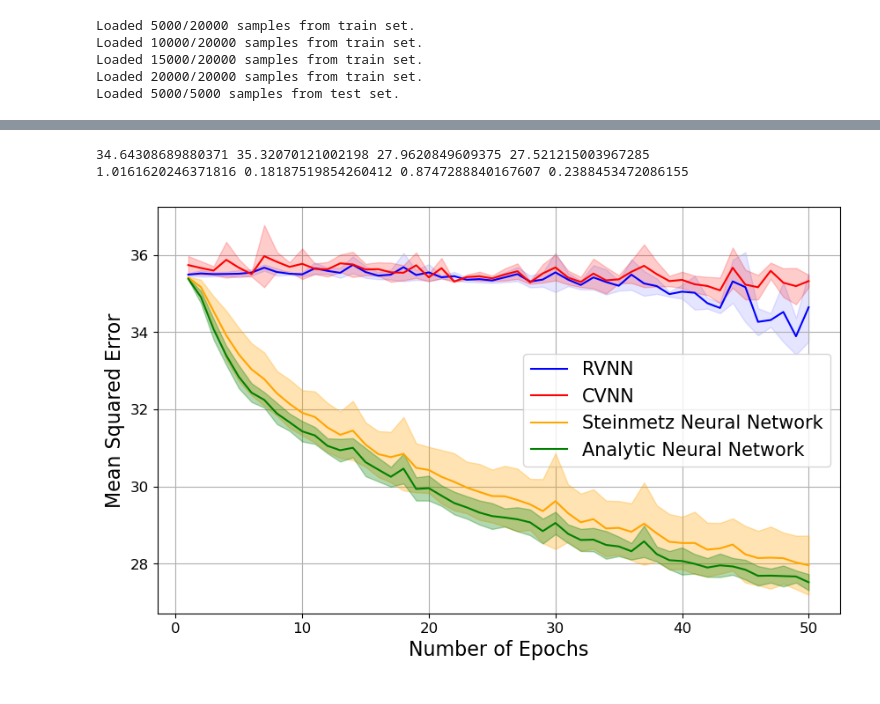
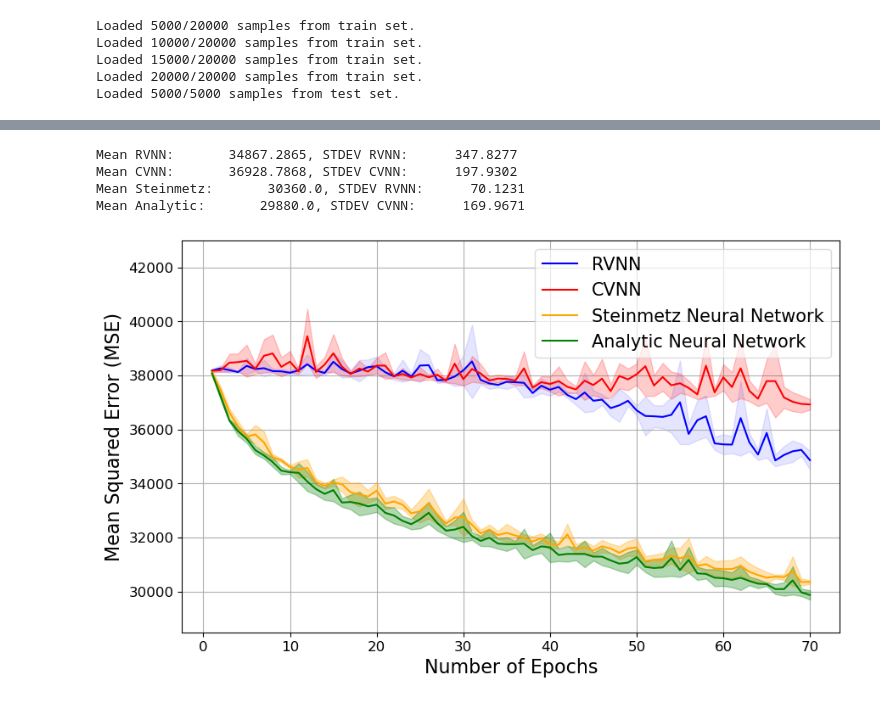
Before and after one commit to shyamven/SteinmetzNeuralNetworks, a Jupyter notebook: RASPNet.ipynb, the cells around one changed output, grey strips where cells are left out. Saved outputs shown, nothing was run; the diff lists cells and outputs as text; code cells hidden in the pictures.

```diff
--- a/RASPNet.ipynb
+++ b/RASPNet.ipynb
@@ -56,9 +57,9 @@ class RASPNetDataset(Dataset):
                 raise FileNotFoundError(f"File not found: {e}")
 
             # Verify the shape
-            if real_data.shape != (21, 16, 5):
+            if real_data.shape != (5, 21, 16):
                 raise ValueError(f"Unexpected shape for {real_file}: {real_data.shape}")
-            if imag_data.shape != (21, 16, 5):
+            if imag_data.shape != (5, 21, 16):
                 raise ValueError(f"Unexpected shape for {imag_file}: {imag_data.shape}")
 
             # Flatten and concatenate real and imaginary parts
@@ -129,8 +84,8 @@ class ComplexNeuralNetwork(nn.Module):
 # %%
 # Hyperparameters
-DATA_DIR = 'data/RASPNet'
-TRAIN_CSV = 'data/RASPNet/train.csv'
-TEST_CSV = 'data/RASPNet/test.csv'
+DATA_DIR = 'data/num29'
+TRAIN_CSV = 'data/num29/train.csv'
+TEST_CSV = 'data/num29/test.csv'
 
 # Create Datasets and DataLoaders
 train_dataset = RASPNetDataset(data_dir=DATA_DIR, csv_file=TRAIN_CSV, split='train', limit=20000)
@@ -308,51 +377,57 @@ Iteration [4/5], Epoch [49/50], RVNN MSE: 34.4228, CVNN MSE: 34.8226, Steinmetz
 def compute_mean_and_CI(data):
     mean = np.mean(data, axis=0)
     std_error = np.std(data, axis=0) / np.sqrt(data.shape[0])  # Standard error of the mean
-    stdev = np.std(data, axis=0)
     ci = 1.96 * std_error  # 95% CI for a normal distribution
-    return mean, ci, stdev
+    return mean, ci
 
 X = test_error_rvnn[:,:]; Y = test_error_cvnn[:,:]
 Z = test_error_steinmetz[:,:]; A = test_error_analytic[:,:];
-mean_X, ci_X, stdev_X = compute_mean_and_CI(X)
-mean_Y, ci_Y, stdev_Y = compute_mean_and_CI(Y)
-mean_Z, ci_Z, stdev_Z = compute_mean_and_CI(Z)
-mean_A, ci_A, stdev_A = compute_mean_and_CI(A)
 
-print(mean_X[-1], mean_Y[-1], mean_Z[-1], mean_A[-1])
-print(stdev_X[-1], stdev_Y[-1], stdev_Z[-1], stdev_A[-1])
+# Compute mean and CI for accuracies
+mean_X, ci_X = compute_mean_and_CI(test_error_rvnn)
+mean_Y, ci_Y = compute_mean_and_CI(test_error_cvnn)
+mean_Z, ci_Z = compute_mean_and_CI(test_error_steinmetz)
+mean_A, ci_A = compute_mean_and_CI(test_error_analytic)
+
+print(f'Mean RVNN:       {mean_X[len(mean_X)-1].round(4)}, STDEV RVNN:      {ci_X[len(ci_X)-1].round(4)}')
+print(f'Mean CVNN:       {mean_Y[len(mean_Y)-1].round(4)}, STDEV CVNN:      {ci_Y[len(ci_Y)-1].round(4)}')
+print(f'Mean Steinmetz:       {mean_Z[len(mean_Z)-1].round(4)}, STDEV RVNN:      {ci_Z[len(ci_Z)-1].round(4)}')
+print(f'Mean Analytic:       {mean_A[len(mean_A)-1].round(4)}, STDEV CVNN:      {ci_A[len(ci_A)-1].round(4)}')
 
 # Step 3: Plot the results
 epochs_all = list(range(1, X.shape[1] + 1))
 plt.figure(figsize=(10, 6))
 
 # Plotting for X
 plt.fill_between(epochs_all, mean_X - ci_X, mean_X + ci_X, color='blue', alpha=0.1, zorder=0)
 plt.plot(epochs_all, mean_X, 'b-', label="RVNN", zorder=20)
 
 # Plotting for Y
 plt.fill_between(epochs_all, mean_Y - ci_Y, mean_Y + ci_Y, color='red', alpha=0.2, zorder=5)
 plt.plot(epochs_all, mean_Y, 'r-', label="CVNN", zorder=25)
 
 # Plotting for Z
 plt.fill_between(epochs_all, mean_Z - ci_Z, mean_Z + ci_Z, color='orange', alpha=0.3, zorder=10)
 plt.plot(epochs_all, mean_Z, '-', color='orange', label="Steinmetz Neural Network", zorder=30)
 
 # Plotting for A
 plt.fill_between(epochs_all, mean_A - ci_A, mean_A + ci_A, color='green', alpha=0.3, zorder=15)
 plt.plot(epochs_all, mean_A, 'g-', label="Analytic Neural Network", zorder=35)
 
 # Additional plot settings
 plt.xlabel("Number of Epochs", fontsize=16)
-plt.ylabel("Mean Squared Error", fontsize=16)
+plt.ylabel("Mean Squared Error (MSE)", fontsize=16)
 plt.xticks(fontsize=12)
 plt.yticks(fontsize=12)
 plt.yscale('linear')
-plt.legend(prop={'size': 15})
+plt.ylim((28500, 43000))
+plt.legend(prop={'size': 15}, framealpha=0.7, loc='upper right').set_zorder(50)
 plt.grid(True)
 plt.savefig('Results/RASPNet_epochs.png', bbox_inches='tight')
 plt.show()
 # %% [output]
-34.64308689880371 35.32070121002198 27.9620849609375 27.521215003967285
-1.0161620246371816 0.18187519854260412 0.8747288840167607 0.2388453472086155
+Mean RVNN:       34867.2865, STDEV RVNN:      347.8277
+Mean CVNN:       36928.7868, STDEV CVNN:      197.9302
+Mean Steinmetz:       30360.0, STDEV RVNN:      70.1231
+Mean Analytic:       29880.0, STDEV CVNN:      169.9671
-[figure, old version]
+[figure, new version]
```
Also changed, not shown: parts of 6 cells of this notebook, 1 other file.
